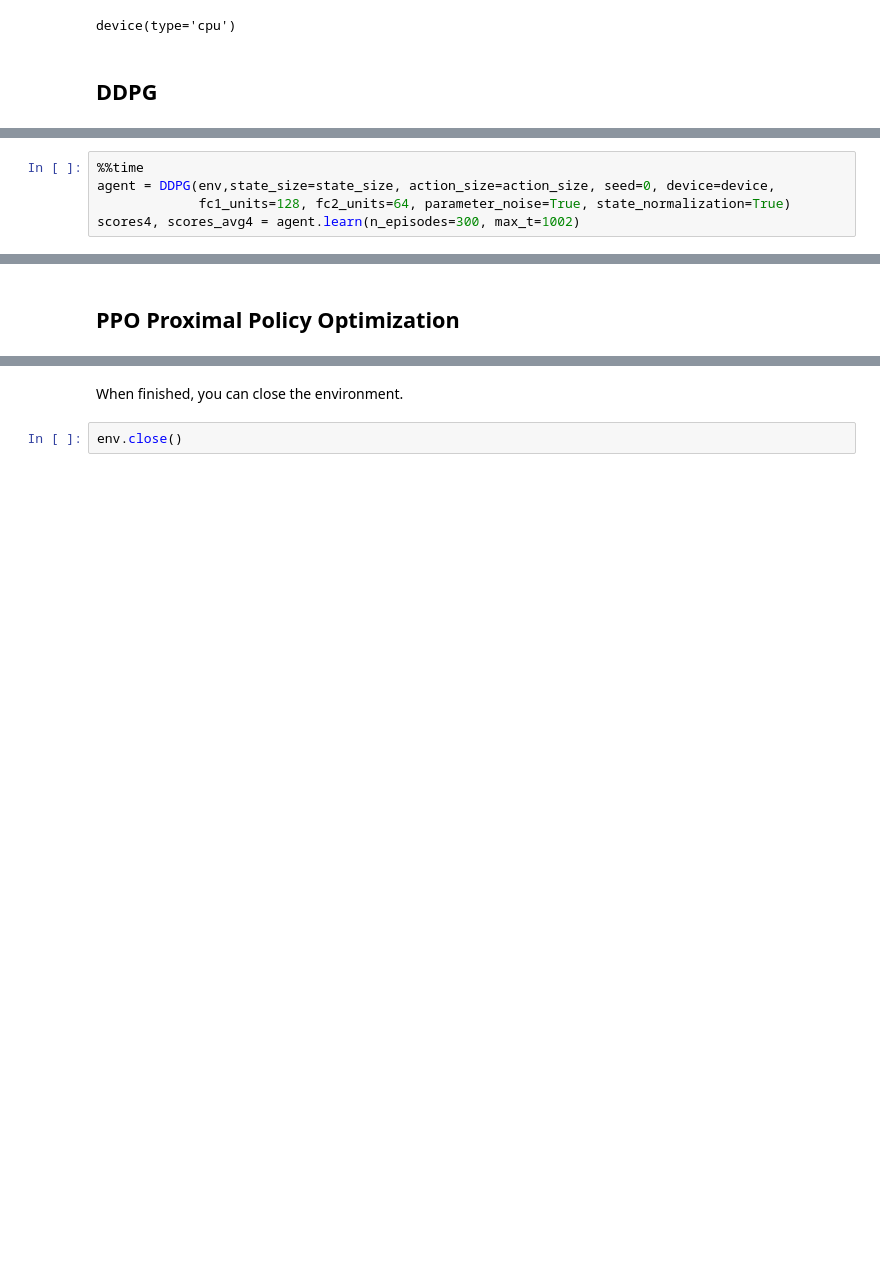
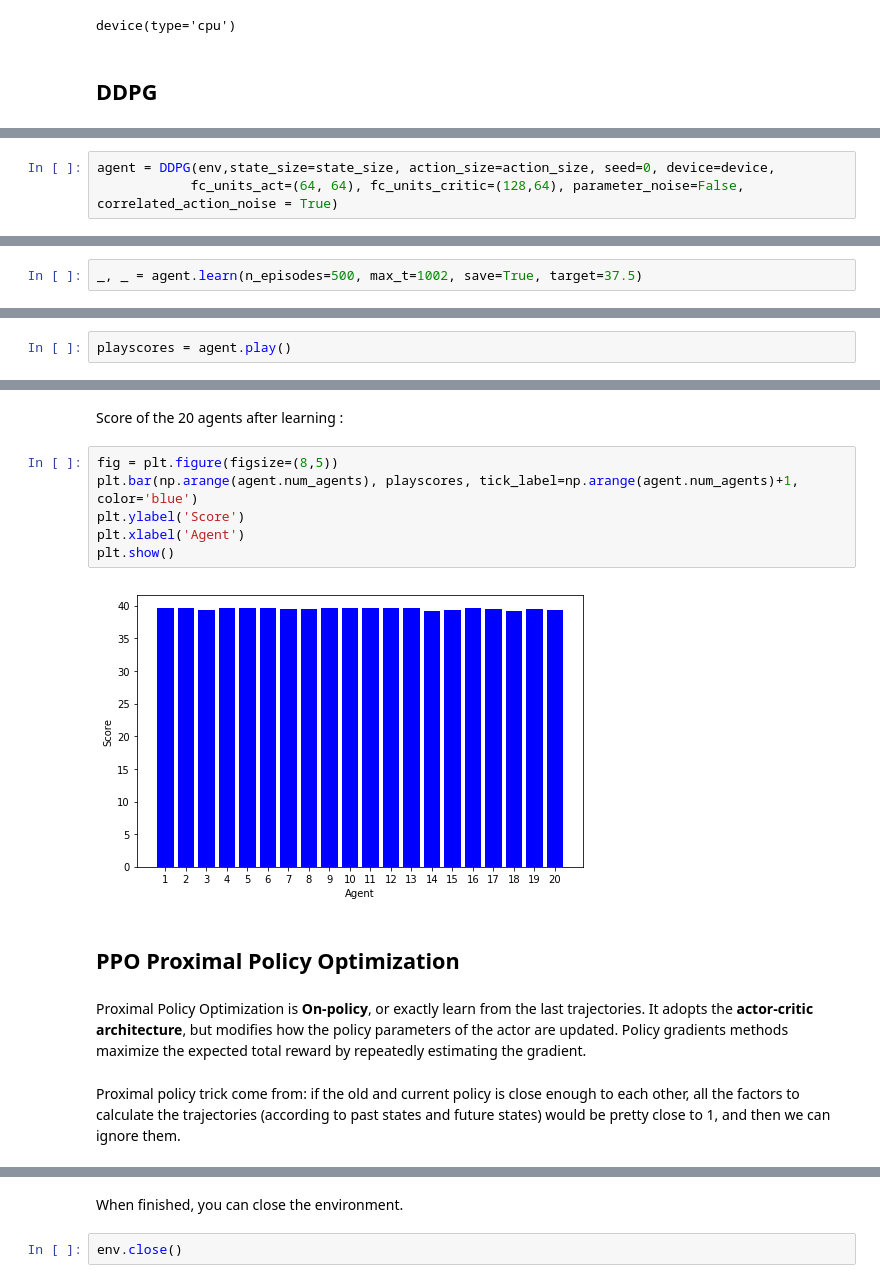
Before and after one commit to bekk-studio/DeepRLND-ContinuousControl, a Jupyter notebook: Continuous_Control.ipynb, the cells around one changed output, grey strips where cells are left out. Drawn from its saved outputs; the diff is of its cells as text; blank space fills up the shorter version.

```diff
--- a/Continuous_Control.ipynb
+++ b/Continuous_Control.ipynb
@@ -206,5 +244,3 @@ Wall time: 1h 57min 55s
 # %%
-%%time
 agent = DDPG(env,state_size=state_size, action_size=action_size, seed=0, device=device,
-             fc1_units=128, fc2_units=64, parameter_noise=True, state_normalization=True)
-scores4, scores_avg4 = agent.learn(n_episodes=300, max_t=1002)
+            fc_units_act=(64, 64), fc_units_critic=(128,64), parameter_noise=False, correlated_action_noise = True)
@@ -243,0 +247,2 @@ plt.show()
+# %%
+_, _ = agent.learn(n_episodes=500, max_t=1002, save=True, target=37.5)
@@ -243,0 +252,2 @@ plt.show()
+# %%
+playscores = agent.play()
@@ -244,2 +259,17 @@ plt.show()
+# %% [markdown]
+Score of the 20 agents after learning :
+# %%
+fig = plt.figure(figsize=(8,5))
+plt.bar(np.arange(agent.num_agents), playscores, tick_label=np.arange(agent.num_agents)+1, color='blue')
+plt.ylabel('Score')
+plt.xlabel('Agent')
+plt.show()
+# %% [output]
+[figure, added]
 # %% [markdown]
 ## PPO Proximal Policy Optimization
+# %% [markdown]
+Proximal Policy Optimization is **On-policy**, or exactly learn from the last trajectories.
+It adopts the **actor-critic architecture**, but modifies how the policy parameters of the actor are updated. Policy gradients methods maximize the expected total reward by repeatedly estimating the gradient.
+# %% [markdown]
+Proximal policy trick come from: if the old and current policy is close enough to each other, all the factors to calculate the trajectories (according to past states and future states) would be pretty close to 1, and then we can ignore them.
```
Also changed, not shown: parts of 71 cells of this notebook, 25 other files.
